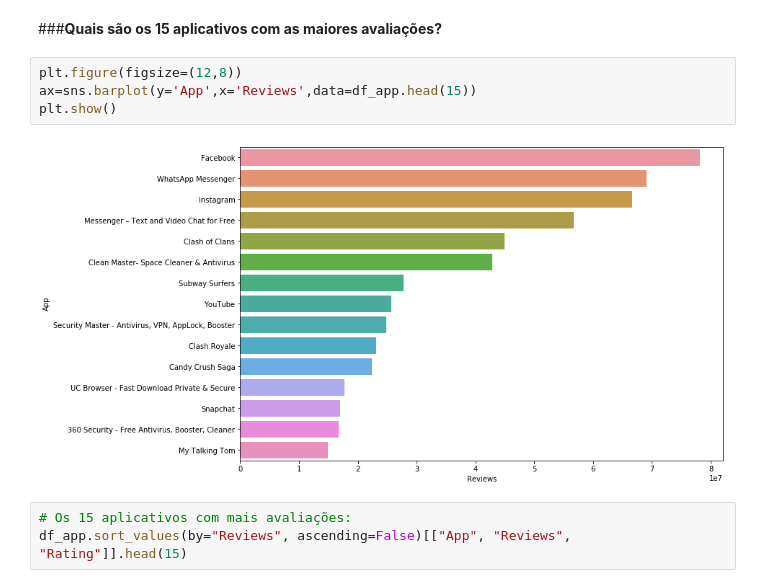
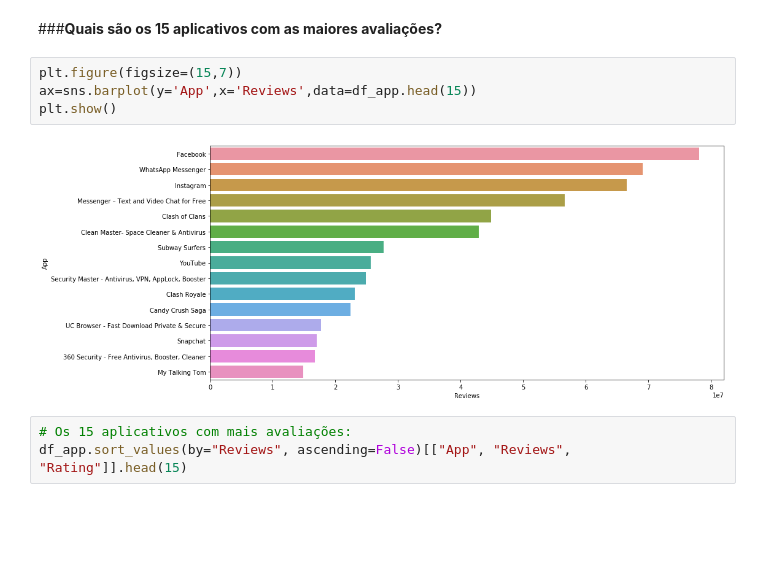
Before and after one commit to karinnecristina/Data_Science, a Jupyter notebook: Google_Play.ipynb, the cells around one changed output. Drawn from its saved outputs; the diff is of its cells as text; blank space fills up the shorter version.

```diff
--- a/Google_Play.ipynb
+++ b/Google_Play.ipynb
@@ -576,11 +572,11 @@ df_app.sort_values(by="Installs", ascending=False)[["App", "Installs", "Rating"]
 # %% [markdown]
 ###**Quais são os 15 aplicativos com as maiores avaliações?**
 # %%
-plt.figure(figsize=(12,8))
+plt.figure(figsize=(15,7))
 ax=sns.barplot(y='App',x='Reviews',data=df_app.head(15))
 plt.show()
 # %% [output]
-[figure, old version]
+[figure, new version]
 # %%
 # Os 15 aplicativos com mais avaliações:
 df_app.sort_values(by="Reviews", ascending=False)[["App", "Reviews", "Rating"]].head(15)
```
Also changed, not shown: parts of 6 cells of this notebook.
